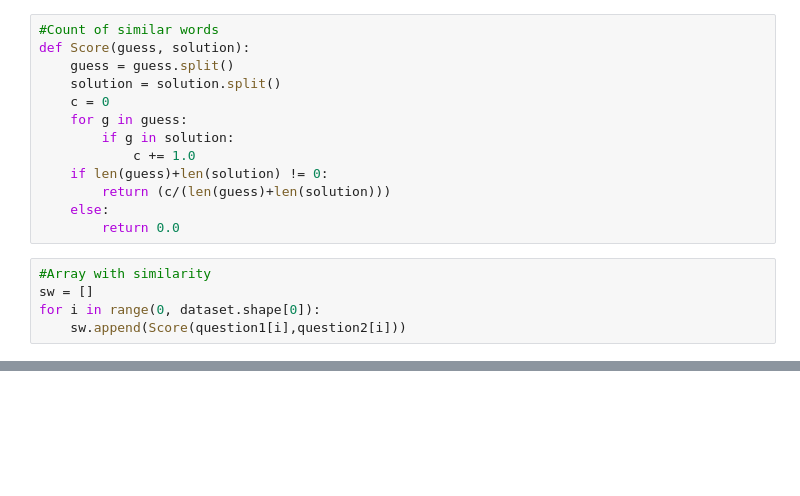
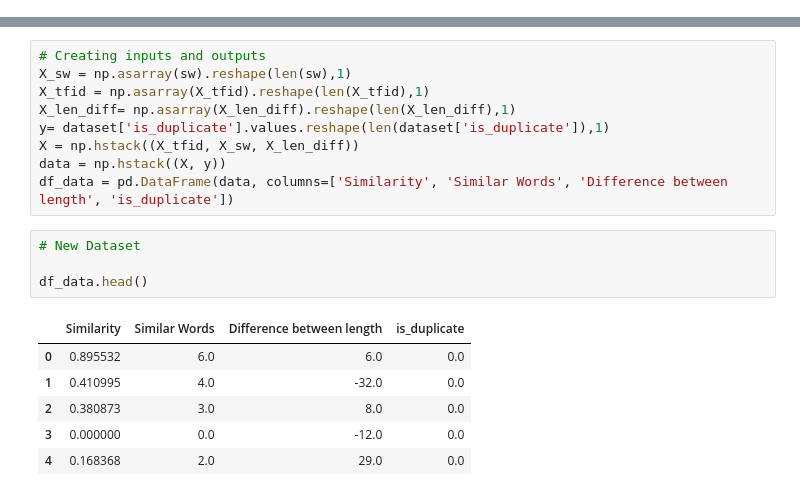
Before and after one commit to arjunsurendran24/Finding-Duplicates-in-Quora-Questions-Using-NLTK-and-Gradient-Boosting, a Jupyter notebook: Quora Question Pair.ipynb, the cells around one changed output, grey strips where cells are left out. Saved outputs shown, nothing was run; the diff lists cells and outputs as text; blank space fills up the shorter version.

```diff
--- a/Quora Question Pair.ipynb
+++ b/Quora Question Pair.ipynb
@@ -35,18 +0,0 @@ for i in range(0, dataset.shape[0]):
-# %%
-#Count of similar words
-def Score(guess, solution):
-    guess = guess.split()
-    solution = solution.split()
-    c = 0
-    for g in guess:
-        if g in solution:
-            c += 1.0
-    if len(guess)+len(solution) != 0:
-        return (c/(len(guess)+len(solution)))
-    else:
-        return 0.0
-# %%
-#Array with similarity
-sw = []
-for i in range(0, dataset.shape[0]):
-    sw.append(Score(question1[i],question2[i]))
@@ -123,0 +144,20 @@ outdata.to_csv('Quora.csv', index = None)
+# %%
+# Creating inputs and outputs
+X_sw = np.asarray(sw).reshape(len(sw),1)
+X_tfid = np.asarray(X_tfid).reshape(len(X_tfid),1)
+X_len_diff= np.asarray(X_len_diff).reshape(len(X_len_diff),1)
+y= dataset['is_duplicate'].values.reshape(len(dataset['is_duplicate']),1)
+X = np.hstack((X_tfid, X_sw, X_len_diff))
+data = np.hstack((X, y))
+df_data = pd.DataFrame(data, columns=['Similarity', 'Similar Words', 'Difference between length', 'is_duplicate'])
+# %%
+# New Dataset
+
+df_data.head()
+# %% [output]
+|  | Similarity | Similar Words | Difference between length | is_duplicate |
+| 0 | 0.895532 | 6.0 | 6.0 | 0.0 |
+| 1 | 0.410995 | 4.0 | -32.0 | 0.0 |
+| 2 | 0.380873 | 3.0 | 8.0 | 0.0 |
+| 3 | 0.000000 | 0.0 | -12.0 | 0.0 |
+| 4 | 0.168368 | 2.0 | 29.0 | 0.0 |
```
Also changed, not shown: parts of 34 cells of this notebook.
